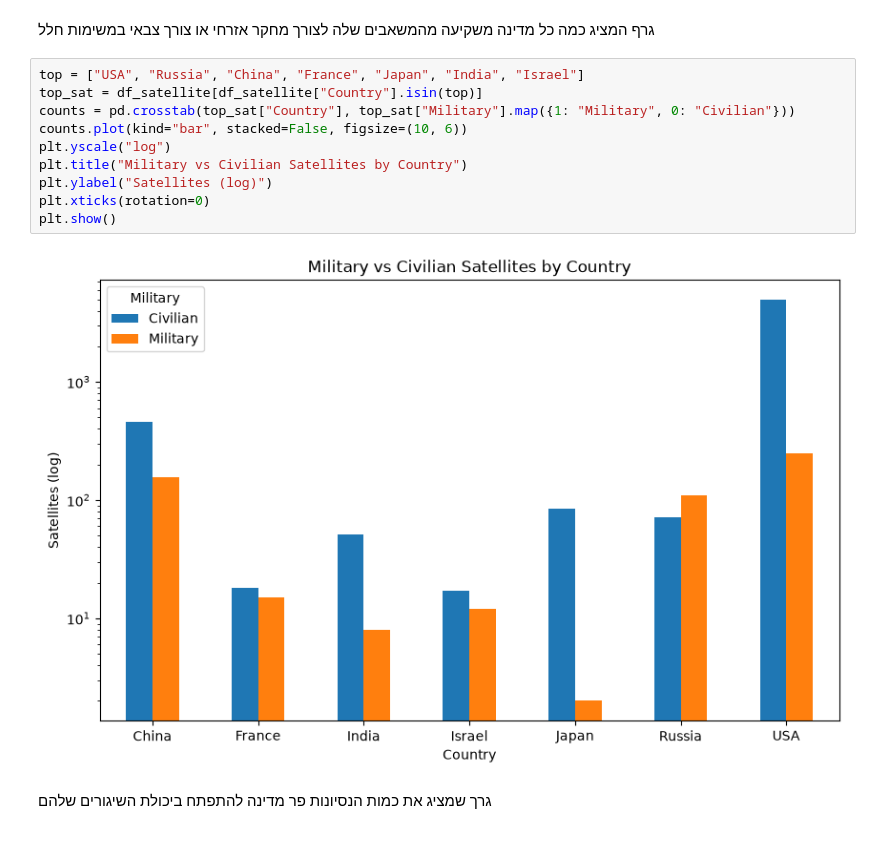
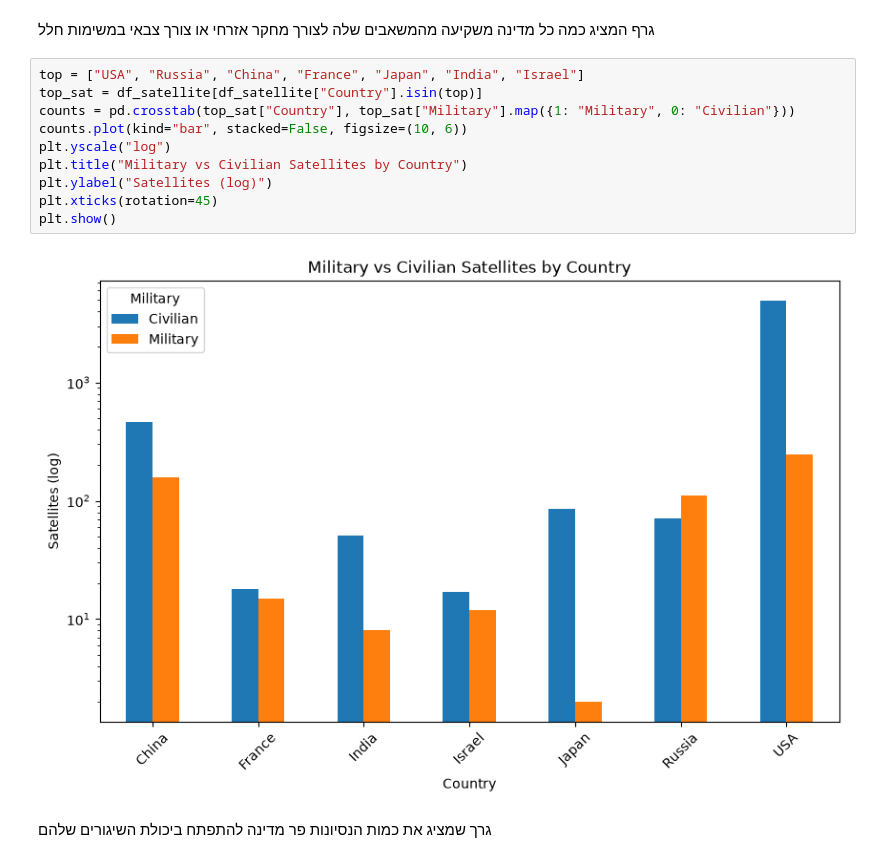
Before and after one commit to TapuZzZz/Engineering, a Jupyter notebook: Machine Learning/Satellite/Satellite.ipynb, the cells around one changed output. Drawn from its saved outputs; the diff is of its cells as text.

```diff
--- a/Machine Learning/Satellite/Satellite.ipynb
+++ b/Machine Learning/Satellite/Satellite.ipynb
@@ -273,15 +273,15 @@ plt.show()
 # %%
 top = ["USA", "Russia", "China", "France", "Japan", "India", "Israel"]
 top_sat = df_satellite[df_satellite["Country"].isin(top)]
 counts = pd.crosstab(top_sat["Country"], top_sat["Military"].map({1: "Military", 0: "Civilian"}))
 counts.plot(kind="bar", stacked=False, figsize=(10, 6))
 plt.yscale("log")
 plt.title("Military vs Civilian Satellites by Country")
 plt.ylabel("Satellites (log)")
-plt.xticks(rotation=0)
+plt.xticks(rotation=45)
 plt.show()
 # %% [output]
-[figure, old version]
+[figure, new version]
 # %% [markdown]
 <div dir="rtl">
     גרך שמציג את כמות הנסיונות פר מדינה להתפתח ביכולת השיגורים שלהם
```
Also changed, not shown: parts of 6 cells of this notebook.
